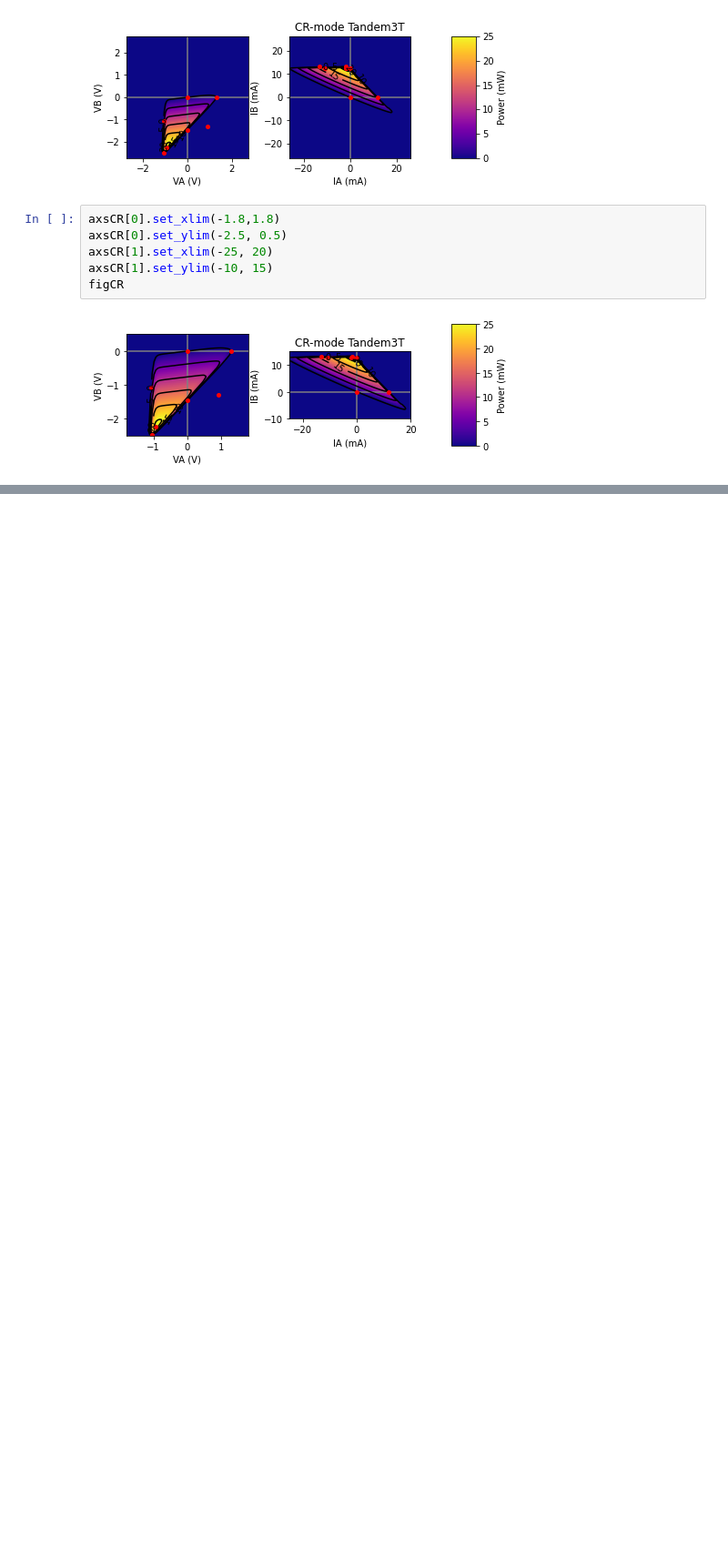
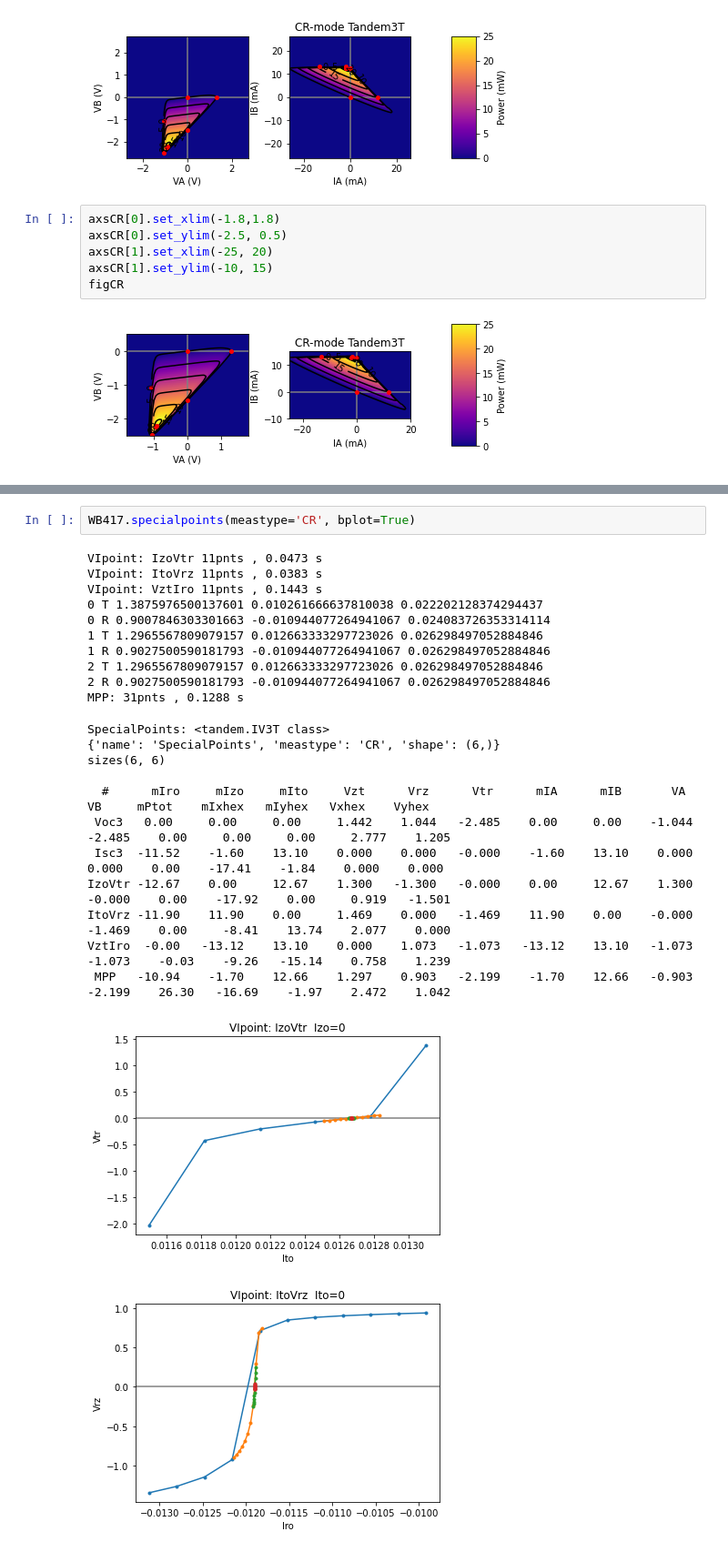
Before and after one commit to NREL/PVcircuit, a Jupyter notebook: notebooks/testpvc.ipynb, the cells around one changed output, grey strips where cells are left out. Shown at 91% size. Saved outputs shown, nothing was run; the diff lists cells and outputs as text; blank space fills up the shorter version.

```diff
--- a/notebooks/testpvc.ipynb
+++ b/notebooks/testpvc.ipynb
@@ -114,2 +112,28 @@ VztIro  -0.00   -13.12    13.10    0.000    1.073   -1.073   -13.12    13.10   -
  MPPV  -10.57    -1.90    12.49    1.312    0.930   -2.242    -1.90    12.49   -0.930   -2.242    26.23   -16.30    -2.20    2.513    1.073
  MPPI  -11.00    -1.57    12.58    1.306    0.897   -2.202    -1.57    12.58   -0.897   -2.202    26.29   -16.67    -1.82    2.480    1.035
+# %%
+WB417.specialpoints(meastype='CR', bplot=True)
+# %% [output]
+VIpoint: IzoVtr 11pnts , 0.0473 s
+VIpoint: ItoVrz 11pnts , 0.0383 s
+VIpoint: VztIro 11pnts , 0.1443 s
+0 T 1.3875976500137601 0.010261666637810038 0.022202128374294437
+0 R 0.9007846303301663 -0.010944077264941067 0.024083726353314114
+1 T 1.2965567809079157 0.012663333297723026 0.026298497052884846
+1 R 0.9027500590181793 -0.010944077264941067 0.026298497052884846
+2 T 1.2965567809079157 0.012663333297723026 0.026298497052884846
+2 R 0.9027500590181793 -0.010944077264941067 0.026298497052884846
+MPP: 31pnts , 0.1288 s
+SpecialPoints: <tandem.IV3T class>
+{'name': 'SpecialPoints', 'meastype': 'CR', 'shape': (6,)}
+sizes(6, 6)
+
+  #      mIro     mIzo     mIto     Vzt      Vrz      Vtr      mIA      mIB       VA       VB     mPtot    mIxhex   mIyhex   Vxhex    Vyhex
+ Voc3   0.00     0.00     0.00     1.442    1.044   -2.485    0.00     0.00    -1.044   -2.485    0.00     0.00     0.00     2.777    1.205
+ Isc3  -11.52    -1.60    13.10    0.000    0.000   -0.000    -1.60    13.10    0.000    0.000    0.00    -17.41    -1.84    0.000    0.000
+IzoVtr -12.67    0.00     12.67    1.300   -1.300   -0.000    0.00     12.67    1.300   -0.000    0.00    -17.92    0.00     0.919   -1.501
+ItoVrz -11.90    11.90    0.00     1.469    0.000   -1.469    11.90    0.00    -0.000   -1.469    0.00     -8.41    13.74    2.077    0.000
+VztIro  -0.00   -13.12    13.10    0.000    1.073   -1.073   -13.12    13.10   -1.073   -1.073    -0.03    -9.26   -15.14    0.758    1.239
+ MPP   -10.94    -1.70    12.66    1.297    0.903   -2.199    -1.70    12.66   -0.903   -2.199    26.30   -16.69    -1.97    2.472    1.042
+[figure, added]
+[figure, added]
```
Also changed, not shown: parts of 4 cells of this notebook, 3 other files.
